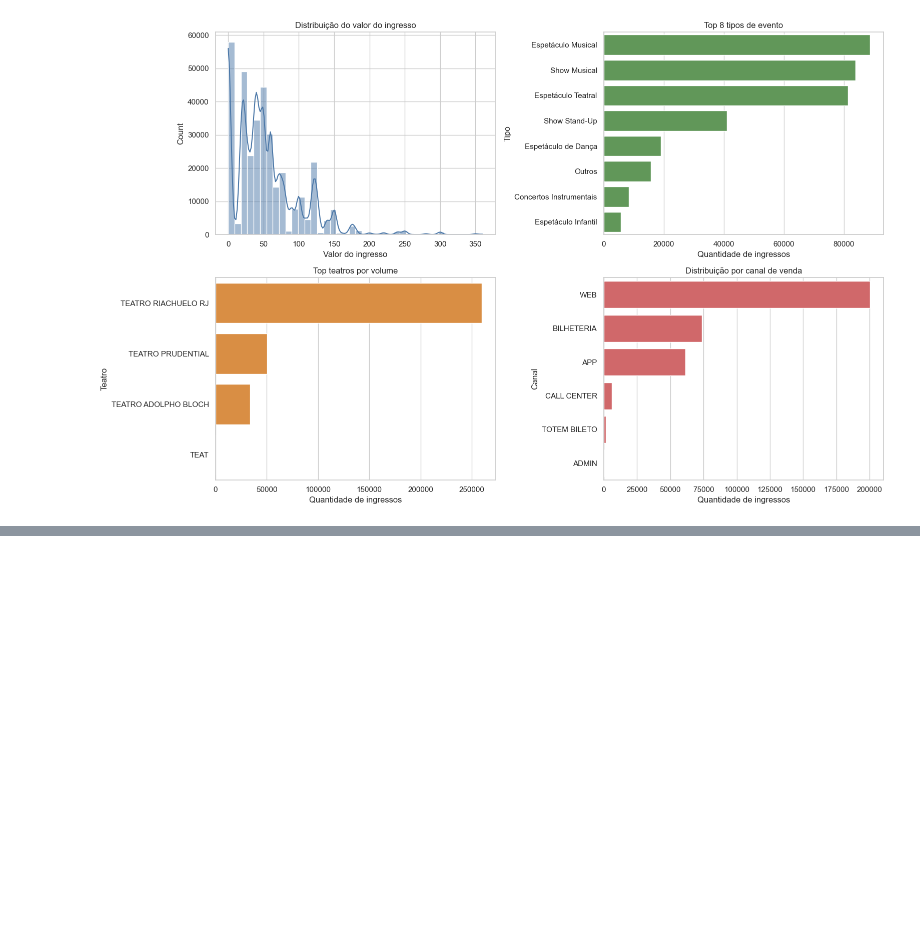
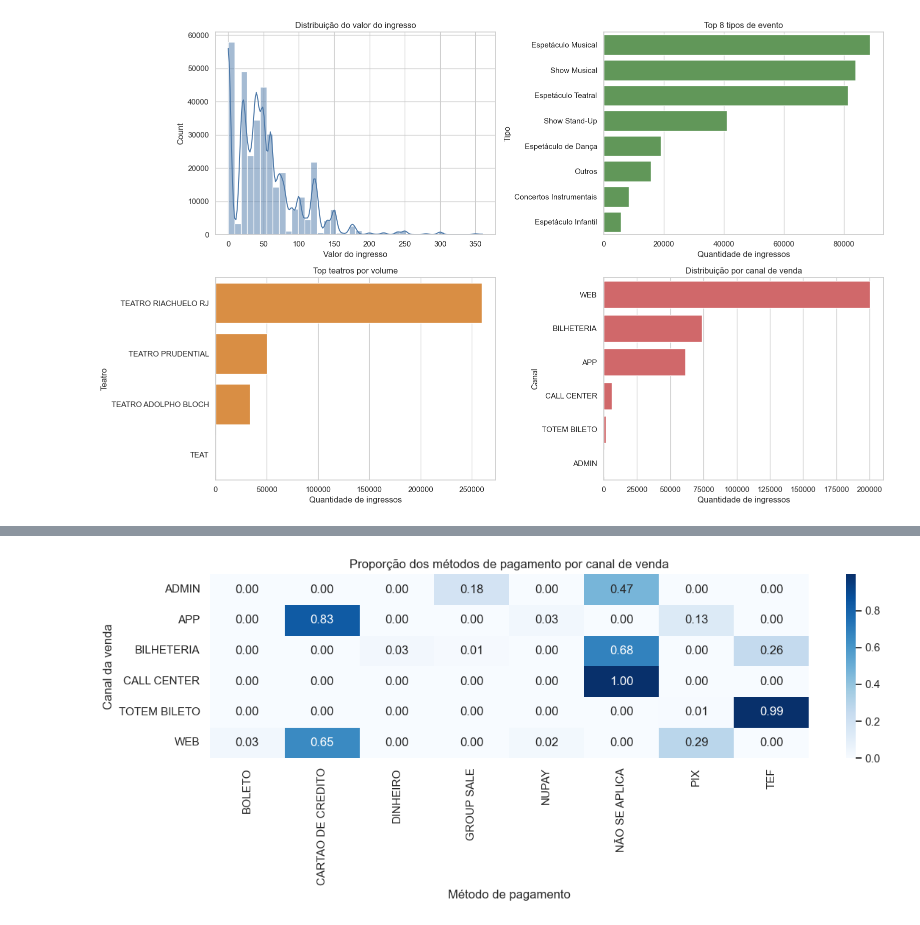
Before and after one commit to Kdu07/recomendashow, a Jupyter notebook: docs/analise_exploratoria_dados.ipynb, the cells around one changed output, grey strips where cells are left out. Drawn from its saved outputs; the diff is of its cells as text; code cells hidden in the pictures; blank space fills up the shorter version.

```diff
--- a/docs/analise_exploratoria_dados.ipynb
+++ b/docs/analise_exploratoria_dados.ipynb
@@ -209,0 +249,17 @@ plt.show()
+# %%
+# Relação entre canal de venda e método de pagamento (proporção por canal)
+ct = pd.crosstab(df_eda["CANAL DA VENDA"], df_eda["MÉTODO DE PAGAMENTO"], normalize="index")
+
+# Seleciona os métodos mais frequentes para visualização legível
+metodos_top = df_eda["MÉTODO DE PAGAMENTO"].value_counts().head(8).index
+ct_plot = ct[ct.columns.intersection(metodos_top)]
+
+plt.figure(figsize=(12, 5))
+sns.heatmap(ct_plot, annot=True, fmt=".2f", cmap="Blues")
+plt.title("Proporção dos métodos de pagamento por canal de venda")
+plt.xlabel("Método de pagamento")
+plt.ylabel("Canal da venda")
+plt.tight_layout()
+plt.show()
+# %% [output]
+[figure, added]
```
Also changed, not shown: parts of 3 cells of this notebook.
